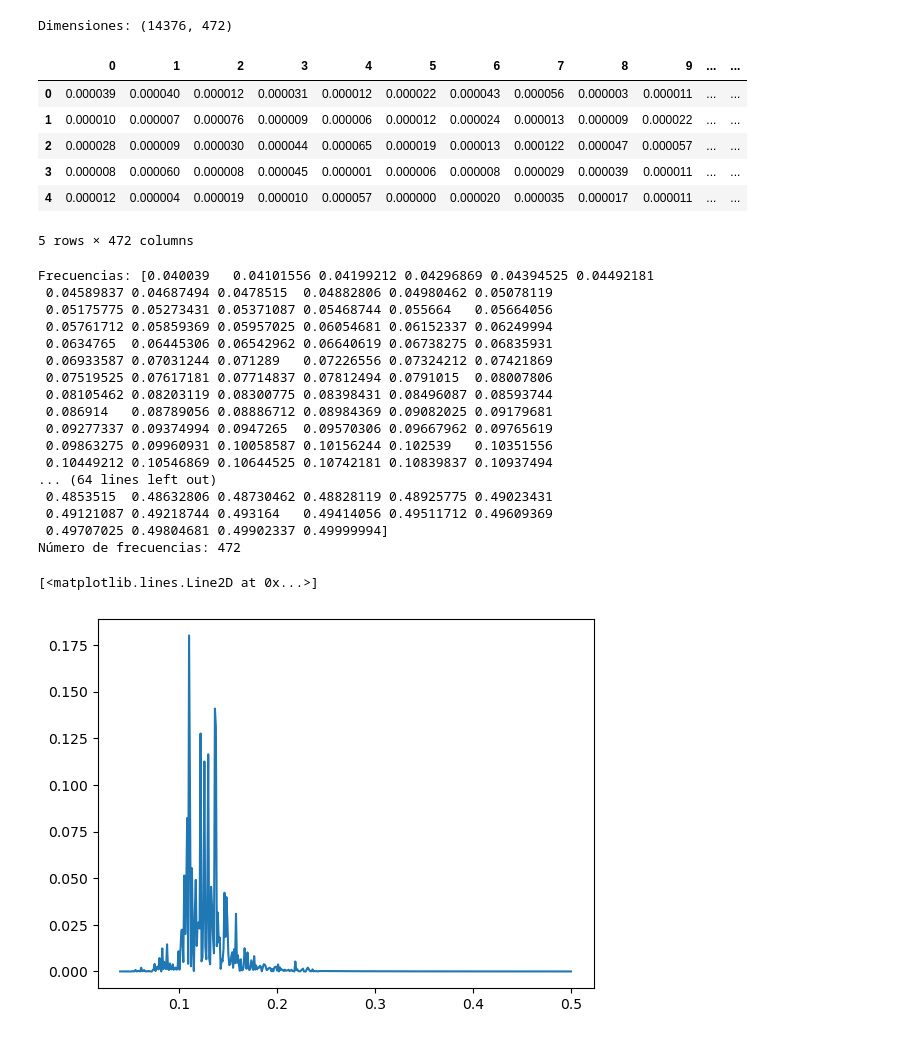
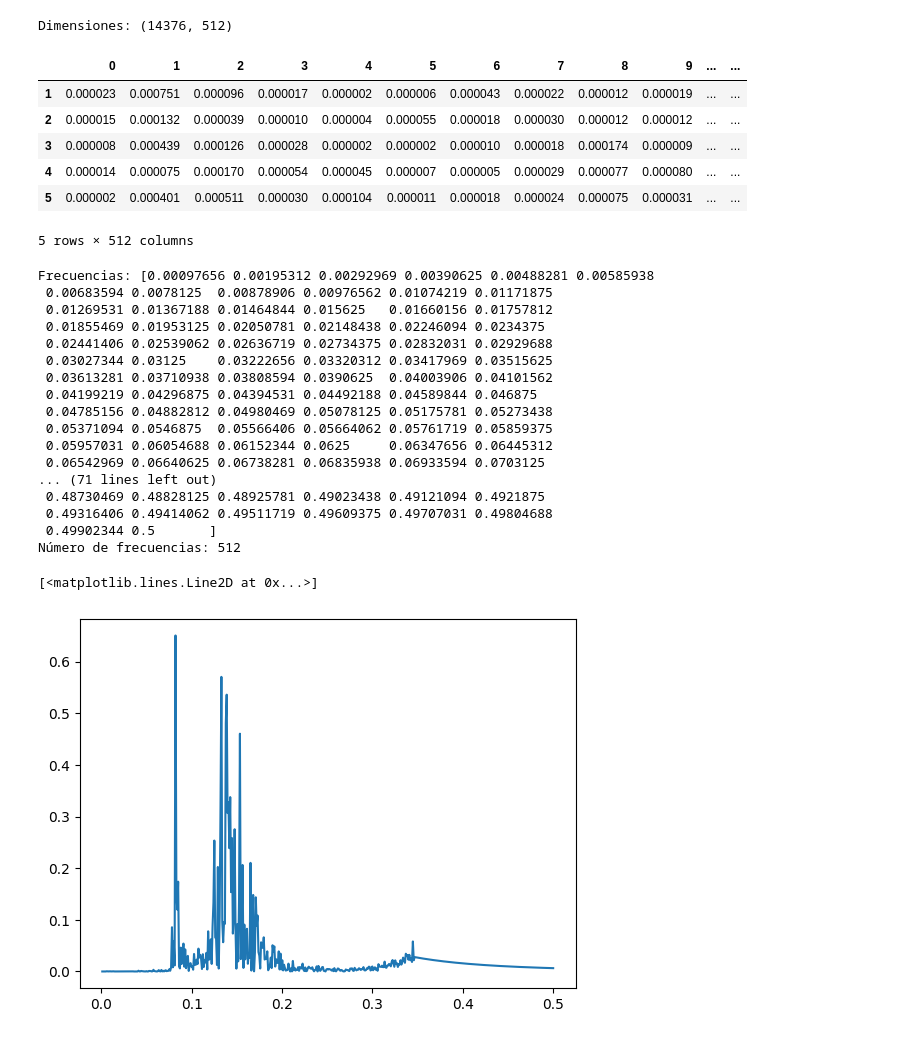
Before and after one commit to AdrianPerezHerrero/HDP-GPC, a Jupyter notebook: hdpgpc/ocean/LimpiezaDataset.ipynb, the cells around one changed output. Drawn from its saved outputs; the diff is of its cells as text; code cells hidden in the pictures.

```diff
--- a/hdpgpc/ocean/LimpiezaDataset.ipynb
+++ b/hdpgpc/ocean/LimpiezaDataset.ipynb
@@ -4,55 +4,53 @@ import pandas as pd
 import matplotlib.pyplot as plt
 # %%
 import pandas as pd
-
 # Cargar el archivo como un DataFrame
-data = pd.read_csv("data/Hornsund_VES3.txt", header=None)
-
+data = pd.read_csv("/home/adrian.perez/Documents/OceanWave/HDP-GPC/hdpgpc/data/ocean/VES3_spectra.txt", header=None)
+data = data.iloc[1:, :]
 # Verificar las dimensiones del DataFrame
 print("Dimensiones:", data.shape)
-
 display(data.head())
 # %% [output]
-Dimensiones: (14376, 472)
+Dimensiones: (14376, 512)
 |  | 0 | 1 | 2 | 3 | 4 | 5 | 6 | 7 | 8 | 9 | ... | ... |
-| 0 | 0.000039 | 0.000040 | 0.000012 | 0.000031 | 0.000012 | 0.000022 | 0.000043 | 0.000056 | 0.000003 | 0.000011 | ... | ... |
-| 1 | 0.000010 | 0.000007 | 0.000076 | 0.000009 | 0.000006 | 0.000012 | 0.000024 | 0.000013 | 0.000009 | 0.000022 | ... | ... |
-| 2 | 0.000028 | 0.000009 | 0.000030 | 0.000044 | 0.000065 | 0.000019 | 0.000013 | 0.000122 | 0.000047 | 0.000057 | ... | ... |
-| 3 | 0.000008 | 0.000060 | 0.000008 | 0.000045 | 0.000001 | 0.000006 | 0.000008 | 0.000029 | 0.000039 | 0.000011 | ... | ... |
-| 4 | 0.000012 | 0.000004 | 0.000019 | 0.000010 | 0.000057 | 0.000000 | 0.000020 | 0.000035 | 0.000017 | 0.000011 | ... | ... |
+| 1 | 0.000023 | 0.000751 | 0.000096 | 0.000017 | 0.000002 | 0.000006 | 0.000043 | 0.000022 | 0.000012 | 0.000019 | ... | ... |
+| 2 | 0.000015 | 0.000132 | 0.000039 | 0.000010 | 0.000004 | 0.000055 | 0.000018 | 0.000030 | 0.000012 | 0.000012 | ... | ... |
+| 3 | 0.000008 | 0.000439 | 0.000126 | 0.000028 | 0.000002 | 0.000002 | 0.000010 | 0.000018 | 0.000174 | 0.000009 | ... | ... |
+| 4 | 0.000014 | 0.000075 | 0.000170 | 0.000054 | 0.000045 | 0.000007 | 0.000005 | 0.000029 | 0.000077 | 0.000080 | ... | ... |
+| 5 | 0.000002 | 0.000401 | 0.000511 | 0.000030 | 0.000104 | 0.000011 | 0.000018 | 0.000024 | 0.000075 | 0.000031 | ... | ... |
-5 rows × 472 columns
+5 rows × 512 columns
 # %%
 import numpy as np
 
 # Generar las frecuencias de 0.040039 a 0.5 Hz con intervalos de 1/1024 Hz
-frequencies = np.arange(0.040039, 0.5, 1/1024)
+frequencies = np.arange(1/1024, 0.5 + 1/1024, 1/1024)
 
 print("Frecuencias:", frequencies)
 print("Número de frecuencias:", len(frequencies))  # Debería ser 472
 # %% [output]
-Frecuencias: [0.040039   0.04101556 0.04199212 0.04296869 0.04394525 0.04492181
- 0.04589837 0.04687494 0.0478515  0.04882806 0.04980462 0.05078119
- 0.05175775 0.05273431 0.05371087 0.05468744 0.055664   0.05664056
- 0.05761712 0.05859369 0.05957025 0.06054681 0.06152337 0.06249994
- 0.0634765  0.06445306 0.06542962 0.06640619 0.06738275 0.06835931
- 0.06933587 0.07031244 0.071289   0.07226556 0.07324212 0.07421869
- 0.07519525 0.07617181 0.07714837 0.07812494 0.0791015  0.08007806
- 0.08105462 0.08203119 0.08300775 0.08398431 0.08496087 0.08593744
- 0.086914   0.08789056 0.08886712 0.08984369 0.09082025 0.09179681
- 0.09277337 0.09374994 0.0947265  0.09570306 0.09667962 0.09765619
- 0.09863275 0.09960931 0.10058587 0.10156244 0.102539   0.10351556
- 0.10449212 0.10546869 0.10644525 0.10742181 0.10839837 0.10937494
-... (64 lines left out)
- 0.4853515  0.48632806 0.48730462 0.48828119 0.48925775 0.49023431
- 0.49121087 0.49218744 0.493164   0.49414056 0.49511712 0.49609369
- 0.49707025 0.49804681 0.49902337 0.49999994]
-Número de frecuencias: 472
+Frecuencias: [0.00097656 0.00195312 0.00292969 0.00390625 0.00488281 0.00585938
+ 0.00683594 0.0078125  0.00878906 0.00976562 0.01074219 0.01171875
+ 0.01269531 0.01367188 0.01464844 0.015625   0.01660156 0.01757812
+ 0.01855469 0.01953125 0.02050781 0.02148438 0.02246094 0.0234375
+ 0.02441406 0.02539062 0.02636719 0.02734375 0.02832031 0.02929688
+ 0.03027344 0.03125    0.03222656 0.03320312 0.03417969 0.03515625
+ 0.03613281 0.03710938 0.03808594 0.0390625  0.04003906 0.04101562
+ 0.04199219 0.04296875 0.04394531 0.04492188 0.04589844 0.046875
+ 0.04785156 0.04882812 0.04980469 0.05078125 0.05175781 0.05273438
+ 0.05371094 0.0546875  0.05566406 0.05664062 0.05761719 0.05859375
+ 0.05957031 0.06054688 0.06152344 0.0625     0.06347656 0.06445312
+ 0.06542969 0.06640625 0.06738281 0.06835938 0.06933594 0.0703125
+... (71 lines left out)
+ 0.48730469 0.48828125 0.48925781 0.49023438 0.49121094 0.4921875
+ 0.49316406 0.49414062 0.49511719 0.49609375 0.49707031 0.49804688
+ 0.49902344 0.5       ]
+Número de frecuencias: 512
 # %%
-em = data.iloc[0]
+em = data.iloc[40]
 plt.plot(frequencies, em)
 # %% [output]
 [<matplotlib.lines.Line2D at 0x...>]
-[figure, old version]
+[figure, new version]
 # %%
 def block_average(row, block_size=3):
     return np.mean(row.values[:len(row)//block_size*block_size].reshape(-1, block_size), axis=1)
```
Also changed, not shown: parts of 4 cells of this notebook, 6 other files.
